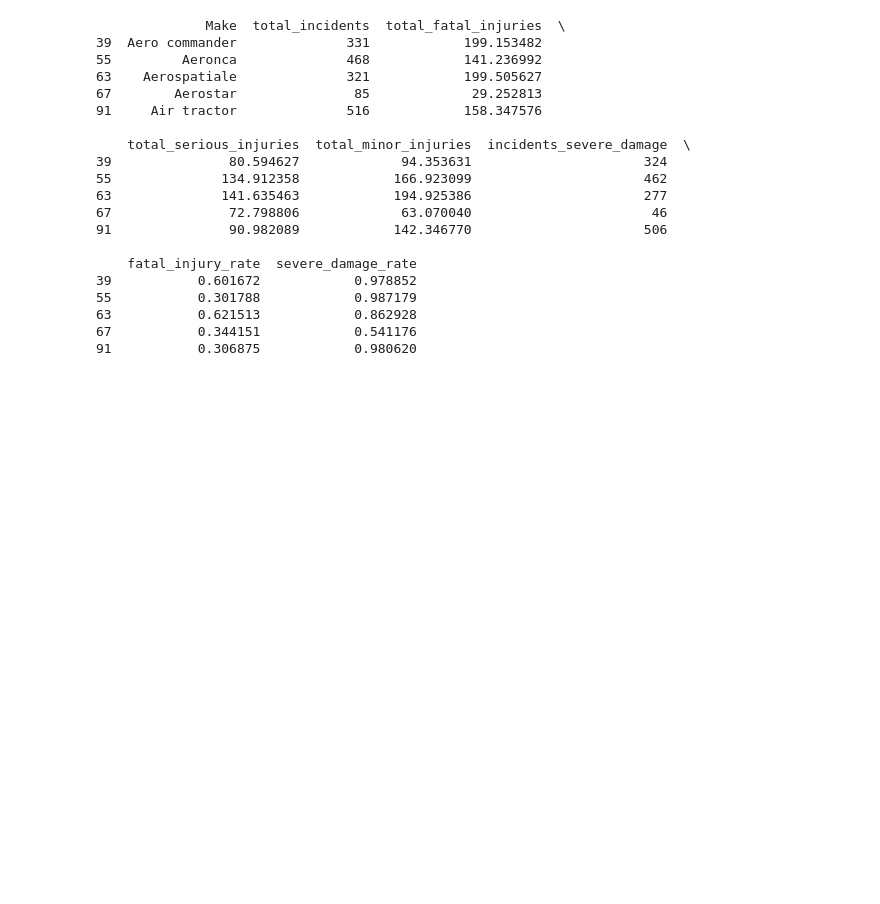
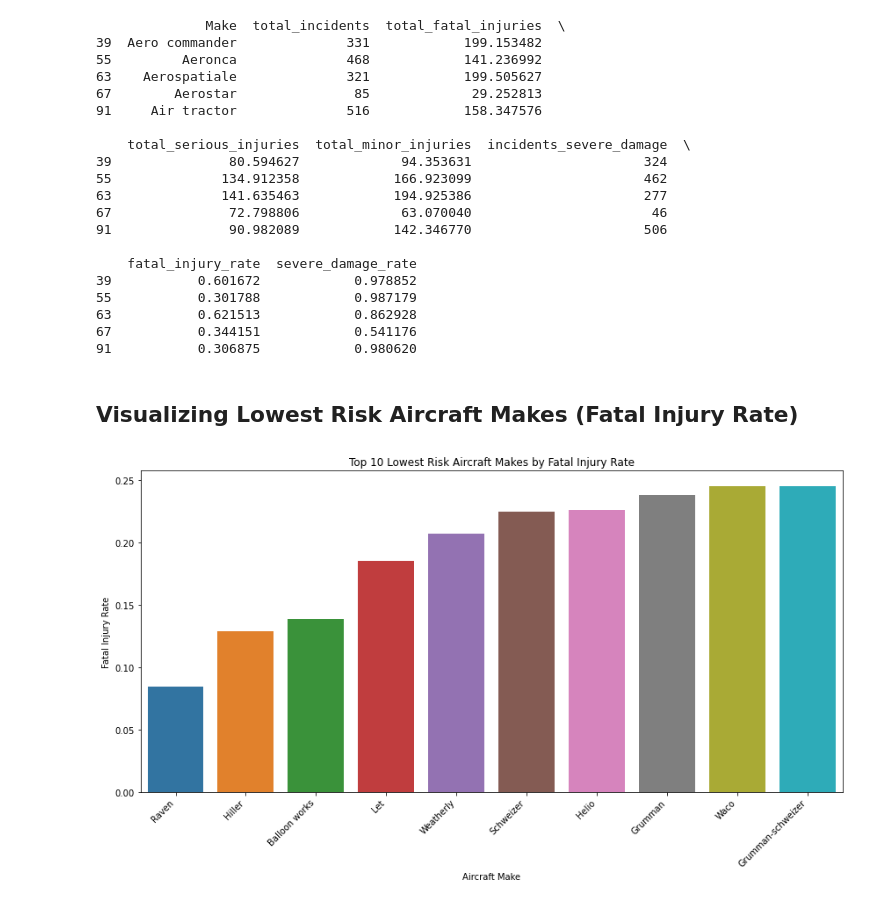
Before and after one commit to mading225/First_Project, a Jupyter notebook: Untitled-1.ipynb, the cells around one changed output. Cells and saved outputs as stored; diff of their text form; code cells hidden in the pictures; blank space fills up the shorter version.

Commit message:
Lowest Risk Aircraft makes based on the top 10 fatal injury rate

```diff
--- a/Untitled-1.ipynb
+++ b/Untitled-1.ipynb
@@ -721,3 +721,17 @@ print(filtered_make_metrics.head())
 63           0.621513            0.862928
 67           0.344151            0.541176
 91           0.306875            0.980620
+# %% [markdown]
+## Visualizing Lowest Risk Aircraft Makes (Fatal Injury Rate)
+# %%
+# Lowest Risk Aircraft makes based on the top 10 fatal injury rate
+plt.figure(figsize=(12, 7))
+sns.barplot(x='Make', y='fatal_injury_rate', data=filtered_make_metrics.sort_values(by='fatal_injury_rate', ascending=True).head(10))
+plt.xticks(rotation=45, ha='right')
+plt.title('Top 10 Lowest Risk Aircraft Makes by Fatal Injury Rate')
+plt.xlabel('Aircraft Make')
+plt.ylabel('Fatal Injury Rate')
+plt.tight_layout()
+plt.show()
+# %% [output]
+[figure, added]
```
